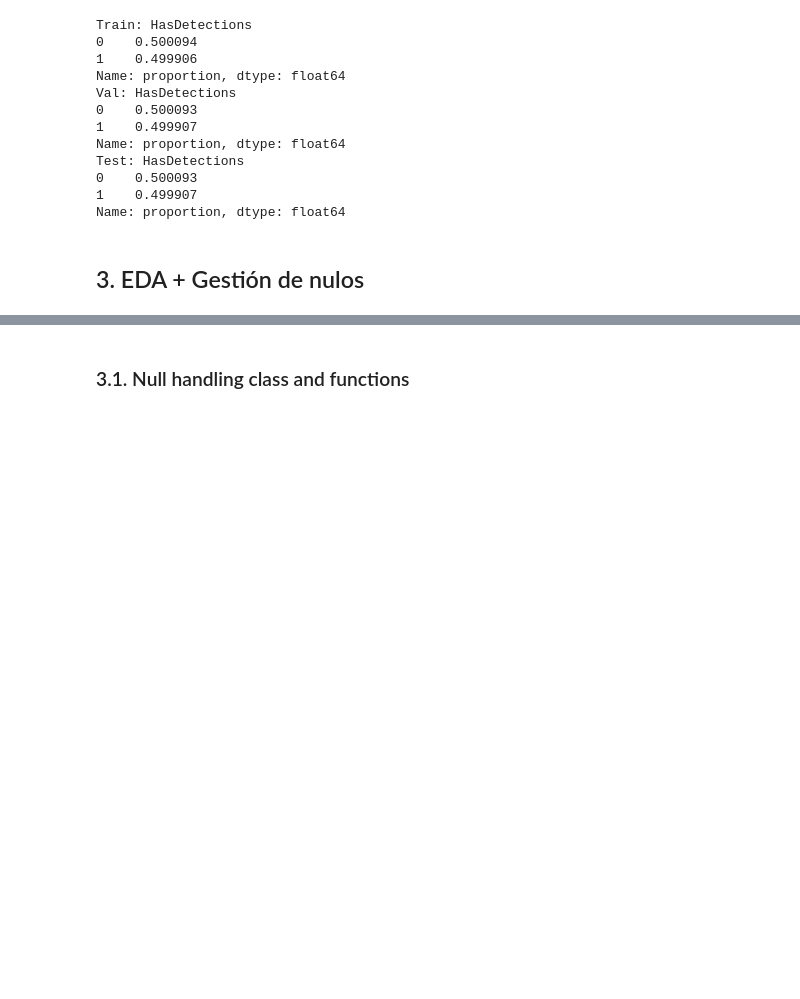
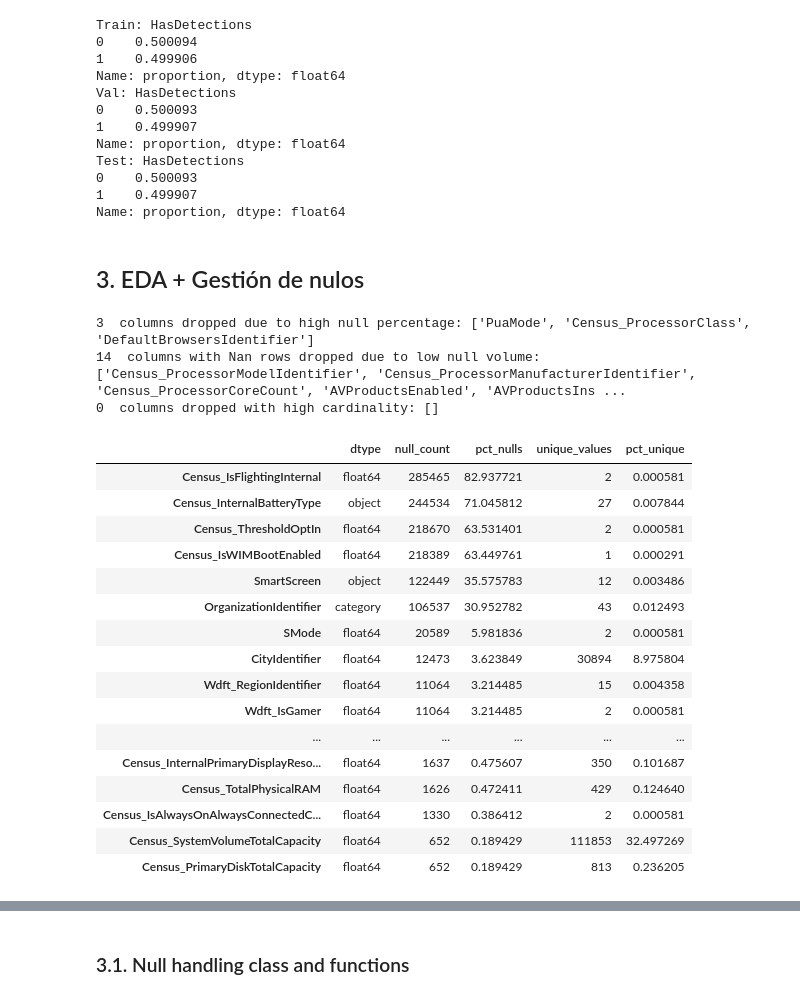
Before and after one commit to Ehunankakoa/nuclio-datascience_AI, a Jupyter notebook: Entregable_2/Entregable_2.ipynb, the cells around one changed output, grey strips where cells are left out. Drawn from its saved outputs; the diff is of its cells as text; code cells hidden in the pictures; blank space fills up the shorter version.

```diff
--- a/Entregable_2/Entregable_2.ipynb
+++ b/Entregable_2/Entregable_2.ipynb
@@ -312,5 +362,31 @@ class EDAInspector:
 # %%
 inspector1 = EDAInspector(df_train)
+# %%
+inspector1.droppable_columns()
+# %% [output]
+3  columns dropped due to high null percentage: ['PuaMode', 'Census_ProcessorClass', 'DefaultBrowsersIdentifier']
+14  columns with Nan rows dropped due to low null volume: ['Census_ProcessorModelIdentifier', 'Census_ProcessorManufacturerIdentifier', 'Census_ProcessorCoreCount', 'AVProductsEnabled', 'AVProductsIns ...
+0  columns dropped with high cardinality: []
+# %%
+inspector1.null_summary(only_nulls = True)
+# %% [output]
+|  | dtype | null_count | pct_nulls | unique_values | pct_unique |
+| Census_IsFlightingInternal | float64 | 285465 | 82.937721 | 2 | 0.000581 |
+| Census_InternalBatteryType | object | 244534 | 71.045812 | 27 | 0.007844 |
+| Census_ThresholdOptIn | float64 | 218670 | 63.531401 | 2 | 0.000581 |
+| Census_IsWIMBootEnabled | float64 | 218389 | 63.449761 | 1 | 0.000291 |
+| SmartScreen | object | 122449 | 35.575783 | 12 | 0.003486 |
+| OrganizationIdentifier | category | 106537 | 30.952782 | 43 | 0.012493 |
+| SMode | float64 | 20589 | 5.981836 | 2 | 0.000581 |
+| CityIdentifier | float64 | 12473 | 3.623849 | 30894 | 8.975804 |
+| Wdft_RegionIdentifier | float64 | 11064 | 3.214485 | 15 | 0.004358 |
+| Wdft_IsGamer | float64 | 11064 | 3.214485 | 2 | 0.000581 |
+| ... | ... | ... | ... | ... | ... |
+| Census_InternalPrimaryDisplayReso... | float64 | 1637 | 0.475607 | 350 | 0.101687 |
+| Census_TotalPhysicalRAM | float64 | 1626 | 0.472411 | 429 | 0.124640 |
+| Census_IsAlwaysOnAlwaysConnectedC... | float64 | 1330 | 0.386412 | 2 | 0.000581 |
+| Census_SystemVolumeTotalCapacity | float64 | 652 | 0.189429 | 111853 | 32.497269 |
+| Census_PrimaryDiskTotalCapacity | float64 | 652 | 0.189429 | 813 | 0.236205 |
 # %%
 inspector1.numeric_summary()
 # %% [output]
```
Also changed, not shown: parts of 103 cells of this notebook.
